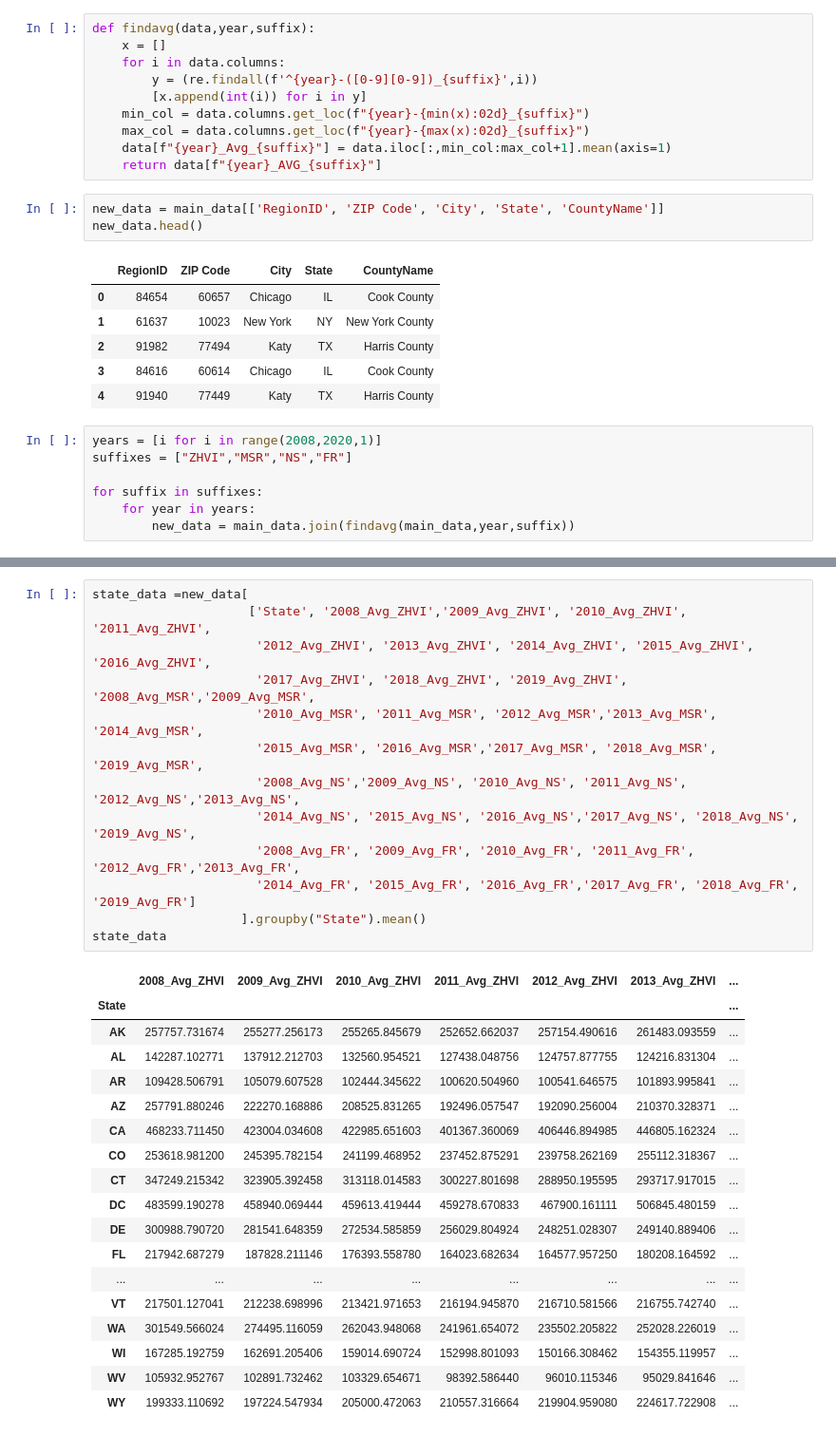
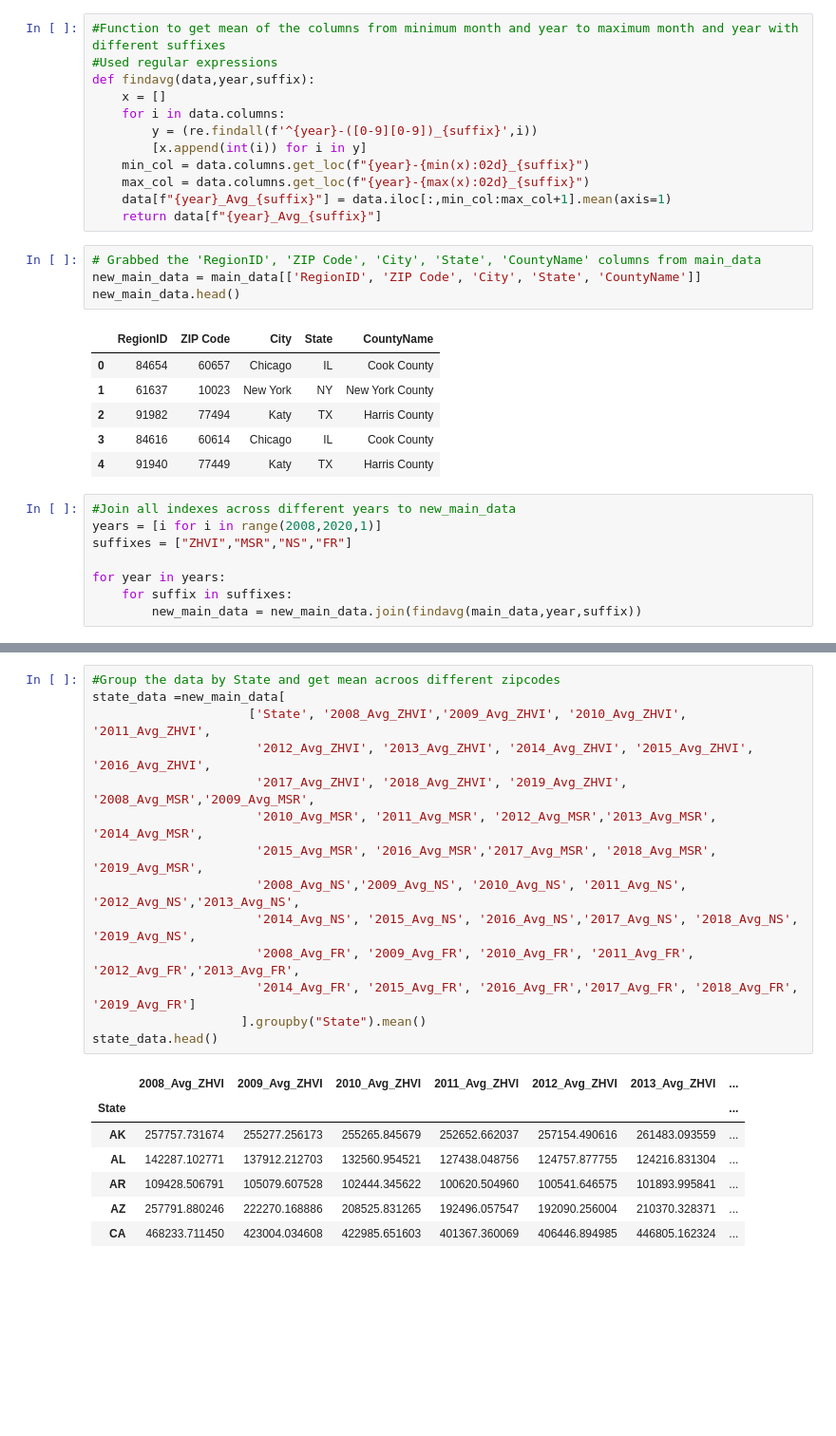
Before and after one commit to cmarchini19/US-Housing-Market-Analysis, a Jupyter notebook: tolu.ipynb, the cells around one changed output, grey strips where cells are left out. Shown at 95% size. Saved outputs shown, nothing was run; the diff lists cells and outputs as text; blank space fills up the shorter version.

```diff
--- a/tolu.ipynb
+++ b/tolu.ipynb
@@ -141,6 +143,8 @@ main_data.head()
 | 4 | 91940 | 77449 | Katy | TX | Houston-The Woodlands-Sugar Land | Harris County | 5.0 | 128064.0 | 127776.0 | ... |
 5 rows × 577 columns
 # %%
+#Function to get mean of the columns from minimum month and year to maximum month and year with different suffixes
+#Used regular expressions
 def findavg(data,year,suffix):
     x = []
     for i in data.columns:
@@ -149,10 +153,11 @@ def findavg(data,year,suffix):
     min_col = data.columns.get_loc(f"{year}-{min(x):02d}_{suffix}")
     max_col = data.columns.get_loc(f"{year}-{max(x):02d}_{suffix}")
     data[f"{year}_Avg_{suffix}"] = data.iloc[:,min_col:max_col+1].mean(axis=1)
-    return data[f"{year}_AVG_{suffix}"]
+    return data[f"{year}_Avg_{suffix}"]
 # %%
-new_data = main_data[['RegionID', 'ZIP Code', 'City', 'State', 'CountyName']]
-new_data.head()
+# Grabbed the 'RegionID', 'ZIP Code', 'City', 'State', 'CountyName' columns from main_data
+new_main_data = main_data[['RegionID', 'ZIP Code', 'City', 'State', 'CountyName']]
+new_main_data.head()
 # %% [output]
 |  | RegionID | ZIP Code | City | State | CountyName |
 | 0 | 84654 | 60657 | Chicago | IL | Cook County |
@@ -161,10 +166,11 @@ new_data.head()
 | 3 | 84616 | 60614 | Chicago | IL | Cook County |
 | 4 | 91940 | 77449 | Katy | TX | Harris County |
 # %%
+#Join all indexes across different years to new_main_data
 years = [i for i in range(2008,2020,1)]
 suffixes = ["ZHVI","MSR","NS","FR"]
 
-for suffix in suffixes:
-    for year in years:
-        new_data = main_data.join(findavg(main_data,year,suffix))
+for year in years:
+    for suffix in suffixes:
+        new_main_data = new_main_data.join(findavg(main_data,year,suffix))
 # %%
@@ -173,32 +187,22 @@ main_data.to_csv("Output/main_data.csv", index=False, header=True)
 # %%
-state_data =new_data[
+#Group the data by State and get mean acroos different zipcodes
+state_data =new_main_data[
                      ['State', '2008_Avg_ZHVI','2009_Avg_ZHVI', '2010_Avg_ZHVI', '2011_Avg_ZHVI',
                       '2012_Avg_ZHVI', '2013_Avg_ZHVI', '2014_Avg_ZHVI', '2015_Avg_ZHVI', '2016_Avg_ZHVI',
                       '2017_Avg_ZHVI', '2018_Avg_ZHVI', '2019_Avg_ZHVI', '2008_Avg_MSR','2009_Avg_MSR',
                       '2010_Avg_MSR', '2011_Avg_MSR', '2012_Avg_MSR','2013_Avg_MSR', '2014_Avg_MSR',
                       '2015_Avg_MSR', '2016_Avg_MSR','2017_Avg_MSR', '2018_Avg_MSR', '2019_Avg_MSR',
                       '2008_Avg_NS','2009_Avg_NS', '2010_Avg_NS', '2011_Avg_NS', '2012_Avg_NS','2013_Avg_NS',
                       '2014_Avg_NS', '2015_Avg_NS', '2016_Avg_NS','2017_Avg_NS', '2018_Avg_NS', '2019_Avg_NS',
                       '2008_Avg_FR', '2009_Avg_FR', '2010_Avg_FR', '2011_Avg_FR', '2012_Avg_FR','2013_Avg_FR',
                       '2014_Avg_FR', '2015_Avg_FR', '2016_Avg_FR','2017_Avg_FR', '2018_Avg_FR', '2019_Avg_FR']
                     ].groupby("State").mean()
-state_data
+state_data.head()
 # %% [output]
 |  | 2008_Avg_ZHVI | 2009_Avg_ZHVI | 2010_Avg_ZHVI | 2011_Avg_ZHVI | 2012_Avg_ZHVI | 2013_Avg_ZHVI | ... |
 | State |  |  |  |  |  |  | ... |
 | AK | 257757.731674 | 255277.256173 | 255265.845679 | 252652.662037 | 257154.490616 | 261483.093559 | ... |
 | AL | 142287.102771 | 137912.212703 | 132560.954521 | 127438.048756 | 124757.877755 | 124216.831304 | ... |
 | AR | 109428.506791 | 105079.607528 | 102444.345622 | 100620.504960 | 100541.646575 | 101893.995841 | ... |
 | AZ | 257791.880246 | 222270.168886 | 208525.831265 | 192496.057547 | 192090.256004 | 210370.328371 | ... |
 | CA | 468233.711450 | 423004.034608 | 422985.651603 | 401367.360069 | 406446.894985 | 446805.162324 | ... |
-| CO | 253618.981200 | 245395.782154 | 241199.468952 | 237452.875291 | 239758.262169 | 255112.318367 | ... |
-| CT | 347249.215342 | 323905.392458 | 313118.014583 | 300227.801698 | 288950.195595 | 293717.917015 | ... |
-| DC | 483599.190278 | 458940.069444 | 459613.419444 | 459278.670833 | 467900.161111 | 506845.480159 | ... |
-| DE | 300988.790720 | 281541.648359 | 272534.585859 | 256029.804924 | 248251.028307 | 249140.889406 | ... |
-| FL | 217942.687279 | 187828.211146 | 176393.558780 | 164023.682634 | 164577.957250 | 180208.164592 | ... |
-| ... | ... | ... | ... | ... | ... | ... | ... |
-| VT | 217501.127041 | 212238.698996 | 213421.971653 | 216194.945870 | 216710.581566 | 216755.742740 | ... |
-| WA | 301549.566024 | 274495.116059 | 262043.948068 | 241961.654072 | 235502.205822 | 252028.226019 | ... |
-| WI | 167285.192759 | 162691.205406 | 159014.690724 | 152998.801093 | 150166.308462 | 154355.119957 | ... |
-| WV | 105932.952767 | 102891.732462 | 103329.654671 | 98392.586440 | 96010.115346 | 95029.841646 | ... |
-| WY | 199333.110692 | 197224.547934 | 205000.472063 | 210557.316664 | 219904.959080 | 224617.722908 | ... |
```
Also changed, not shown: parts of 12 cells of this notebook, 5 other files.
